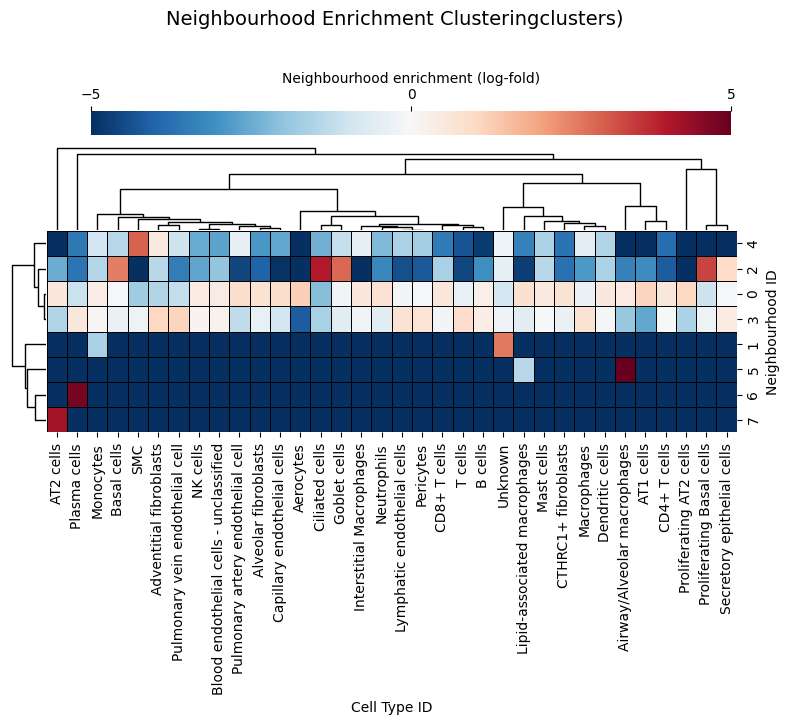
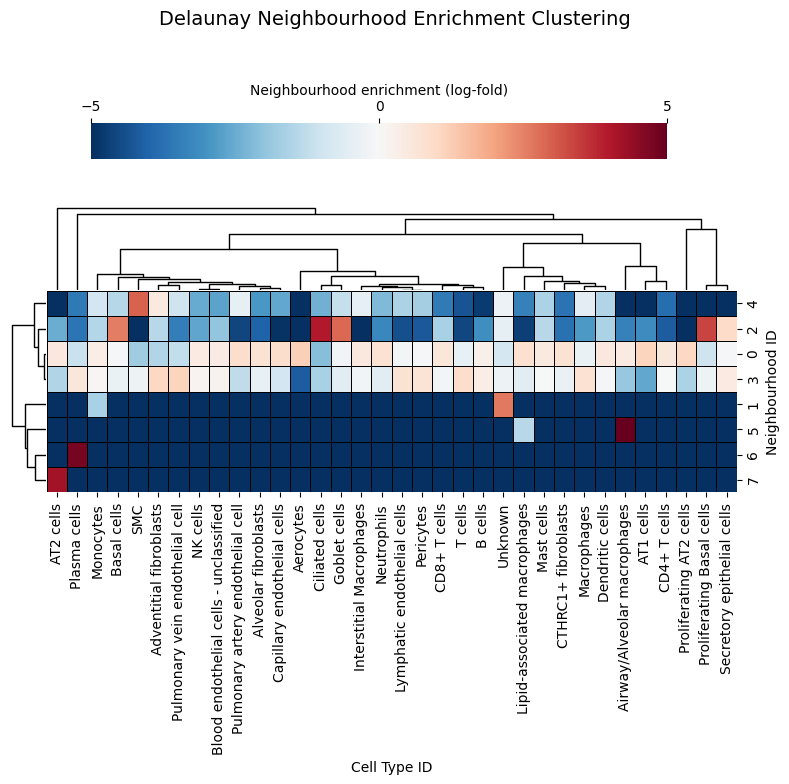
Code edit (unified diff) that turned the first committed figure into the second:
--- before
+++ after
@@ -13,8 +13,8 @@
     cbar_kws=dict(use_gridspec=False, location="top",
     label=f'Neighbourhood enrichment (log-fold)', ticks=[plot_vmin, 0, plot_vmax]),
-    cbar_pos=(0.12, 0.85, 0.72, 0.06),
+    cbar_pos=(0.12, 1.05, 0.72, 0.06),
     vmin=plot_vmin,
     vmax=plot_vmax,
     tree_kws={'linewidths': 1, 'color': 'black'}
 )
-plt.suptitle(f"{network_type.capitalize()} Neighbourhood Enrichment Clustering", fontsize=14, y=1.2)
+plt.suptitle(f"{network_type.capitalize()} Neighbourhood Enrichment Clustering", fontsize=14, y=1.3)

Commit: proximity cluster